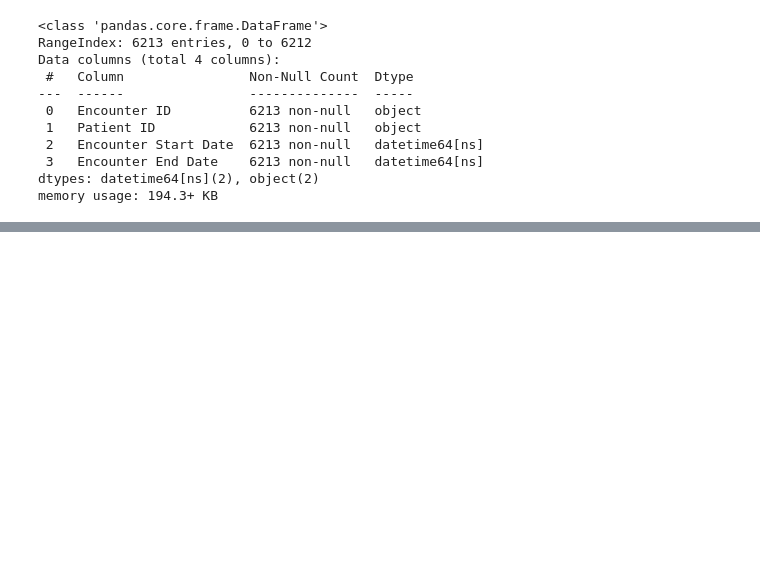
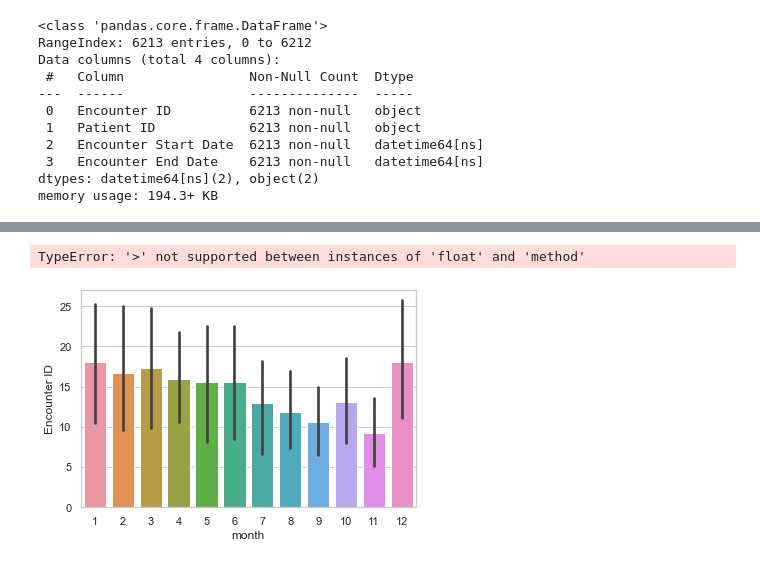
Before and after one commit to tipearso/hospital-readmissions, a Jupyter notebook: assets/ursa_patient_readmittance.ipynb, the cells around one changed output, grey strips where cells are left out. Drawn from its saved outputs; the diff is of its cells as text; code cells hidden in the pictures; blank space fills up the shorter version.

Commit message:
a chart

```diff
--- a/assets/ursa_patient_readmittance.ipynb
+++ b/assets/ursa_patient_readmittance.ipynb
@@ -224,0 +296,5 @@ Do either vary by individual or group PCP's?
+# %%
+#break out new columns for year and month
+inpatient1['year'] = pd.DatetimeIndex(inpatient1['Previous End Date']).year
+inpatient1['month'] = pd.DatetimeIndex(inpatient1['Previous End Date']).month
+inpatient1.head()
@@ -224,0 +308,4 @@ Do either vary by individual or group PCP's?
+# %%
+#How many under-30-days readmissions do we get, by month
+by_month = inpatient1.groupby(['year','month'], as_index=False).count()
+by_month = by_month.sort_values(['year','month','Patient ID'], ascending = (True, True,False))
@@ -224,0 +330,10 @@ Do either vary by individual or group PCP's?
+# %%
+mean = by_month['Encounter ID'].mean
+# %%
+sns.set_theme(style="whitegrid")
+ax1 = sns.barplot(x='month', y='Encounter ID',  data=by_month)
+ax1.axhline(mean, color='r', linestyle='--', label="Mean")
+_=ax1.legend()
+# %% [output]
+TypeError: '>' not supported between instances of 'float' and 'method'
+[figure, added]
```
Also changed, not shown: parts of 24 cells of this notebook.
